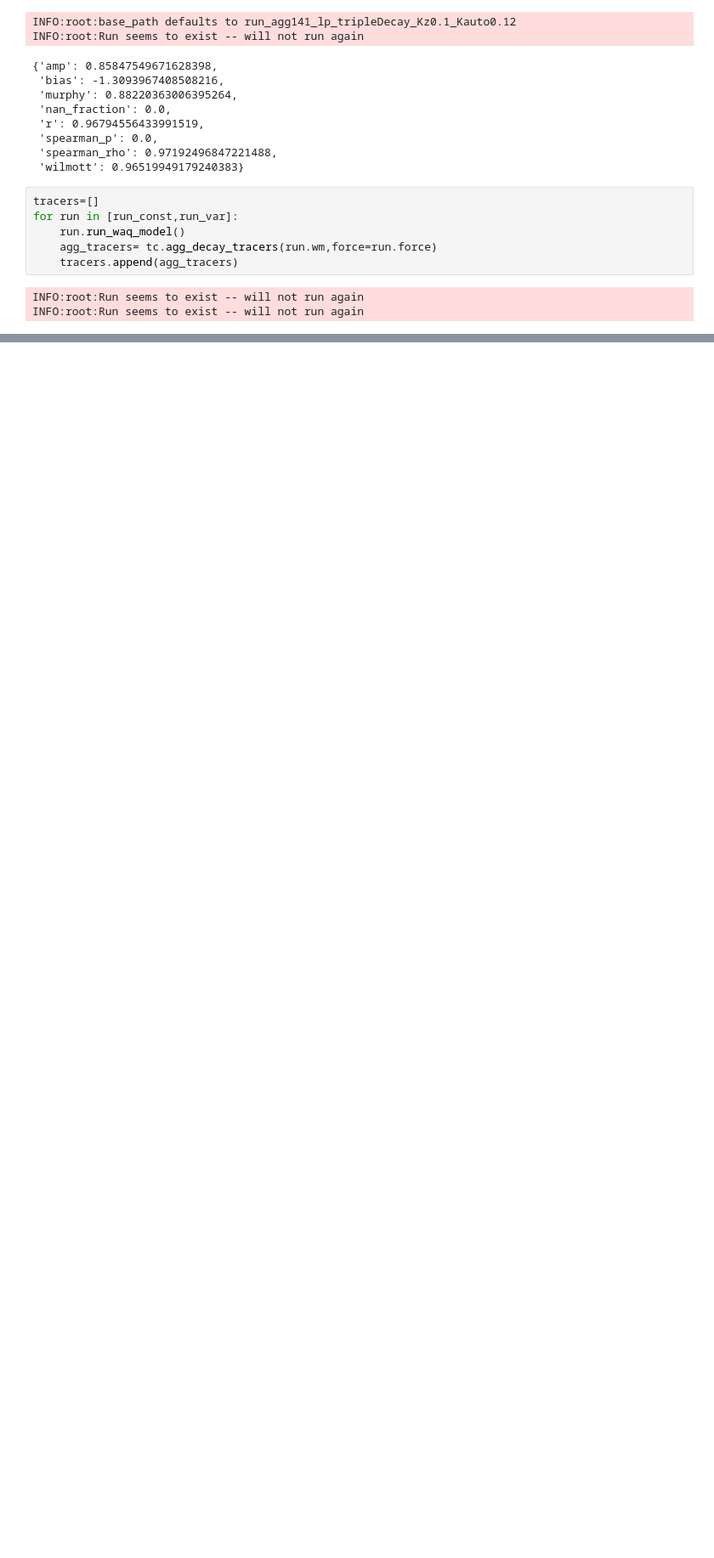
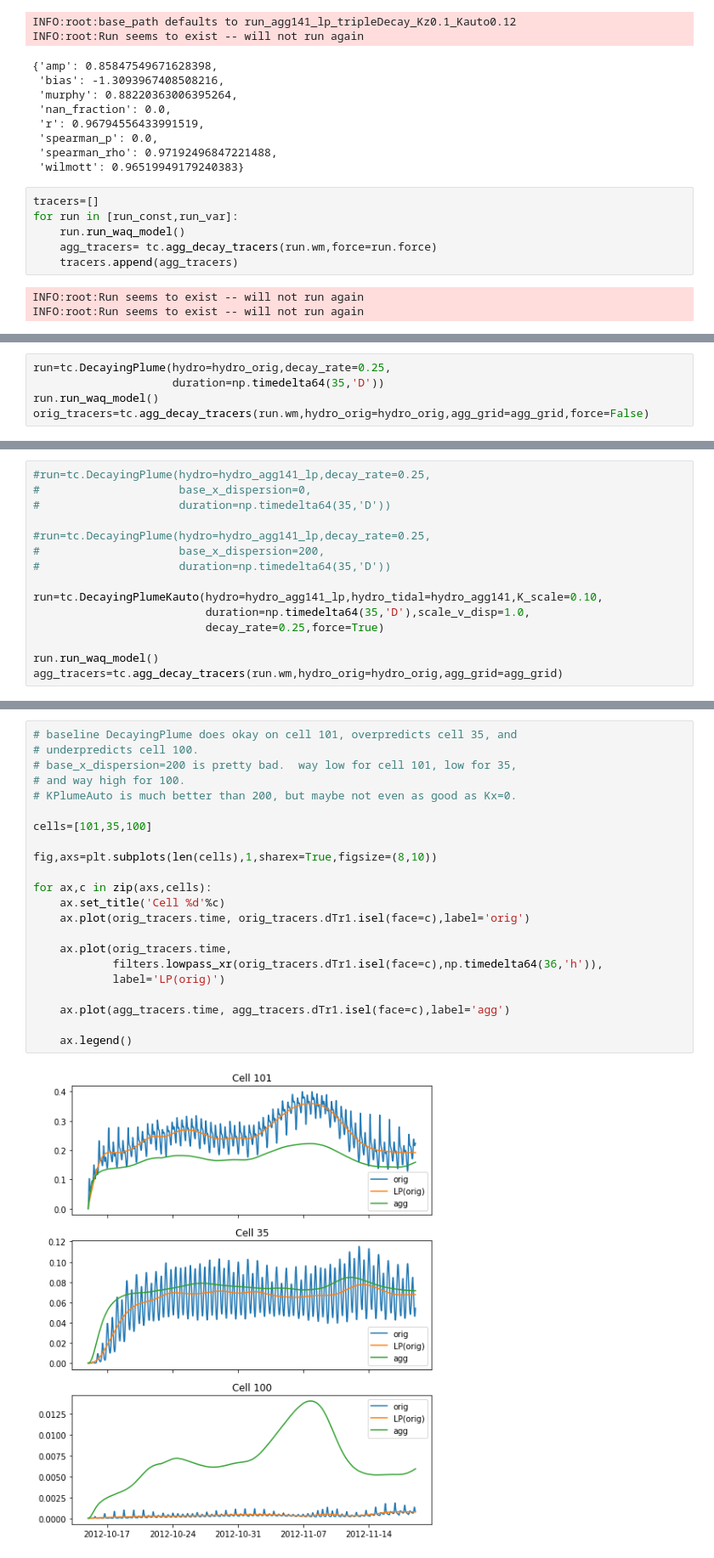
Before and after one commit to rustychris/agg_wy2013, a Jupyter notebook: tracer_tests/decay_tracer_v02.ipynb, the cells around one changed output, grey strips where cells are left out. Shown at 85% size. Cells and saved outputs as stored; diff of their text form; blank space fills up the shorter version.

```diff
--- a/tracer_tests/decay_tracer_v02.ipynb
+++ b/tracer_tests/decay_tracer_v02.ipynb
@@ -462,0 +578,5 @@ fig.tight_layout()
+# %%
+run=tc.DecayingPlume(hydro=hydro_orig,decay_rate=0.25,
+                     duration=np.timedelta64(35,'D'))
+run.run_waq_model()
+orig_tracers=tc.agg_decay_tracers(run.wm,hydro_orig=hydro_orig,agg_grid=agg_grid,force=False)
@@ -462,0 +597,15 @@ fig.tight_layout()
+# %%
+#run=tc.DecayingPlume(hydro=hydro_agg141_lp,decay_rate=0.25,
+#                     base_x_dispersion=0,
+#                     duration=np.timedelta64(35,'D'))
+
+#run=tc.DecayingPlume(hydro=hydro_agg141_lp,decay_rate=0.25,
+#                     base_x_dispersion=200,
+#                     duration=np.timedelta64(35,'D'))
+
+run=tc.DecayingPlumeKauto(hydro=hydro_agg141_lp,hydro_tidal=hydro_agg141,K_scale=0.10,
+                          duration=np.timedelta64(35,'D'),scale_v_disp=1.0,
+                          decay_rate=0.25,force=True)
+
+run.run_waq_model()
+agg_tracers=tc.agg_decay_tracers(run.wm,hydro_orig=hydro_orig,agg_grid=agg_grid)
@@ -462,0 +630,24 @@ fig.tight_layout()
+# %%
+# baseline DecayingPlume does okay on cell 101, overpredicts cell 35, and
+# underpredicts cell 100.
+# base_x_dispersion=200 is pretty bad.  way low for cell 101, low for 35,
+# and way high for 100.
+# KPlumeAuto is much better than 200, but maybe not even as good as Kx=0.
+
+cells=[101,35,100]
+
+fig,axs=plt.subplots(len(cells),1,sharex=True,figsize=(8,10))
+
+for ax,c in zip(axs,cells):
+    ax.set_title('Cell %d'%c)
+    ax.plot(orig_tracers.time, orig_tracers.dTr1.isel(face=c),label='orig')
+
+    ax.plot(orig_tracers.time,
+            filters.lowpass_xr(orig_tracers.dTr1.isel(face=c),np.timedelta64(36,'h')),
+            label='LP(orig)')
+
+    ax.plot(agg_tracers.time, agg_tracers.dTr1.isel(face=c),label='agg')
+
+    ax.legend()
+# %% [output]
+[figure, added]
```
Also changed, not shown: parts of 26 cells of this notebook, 3 other files.
